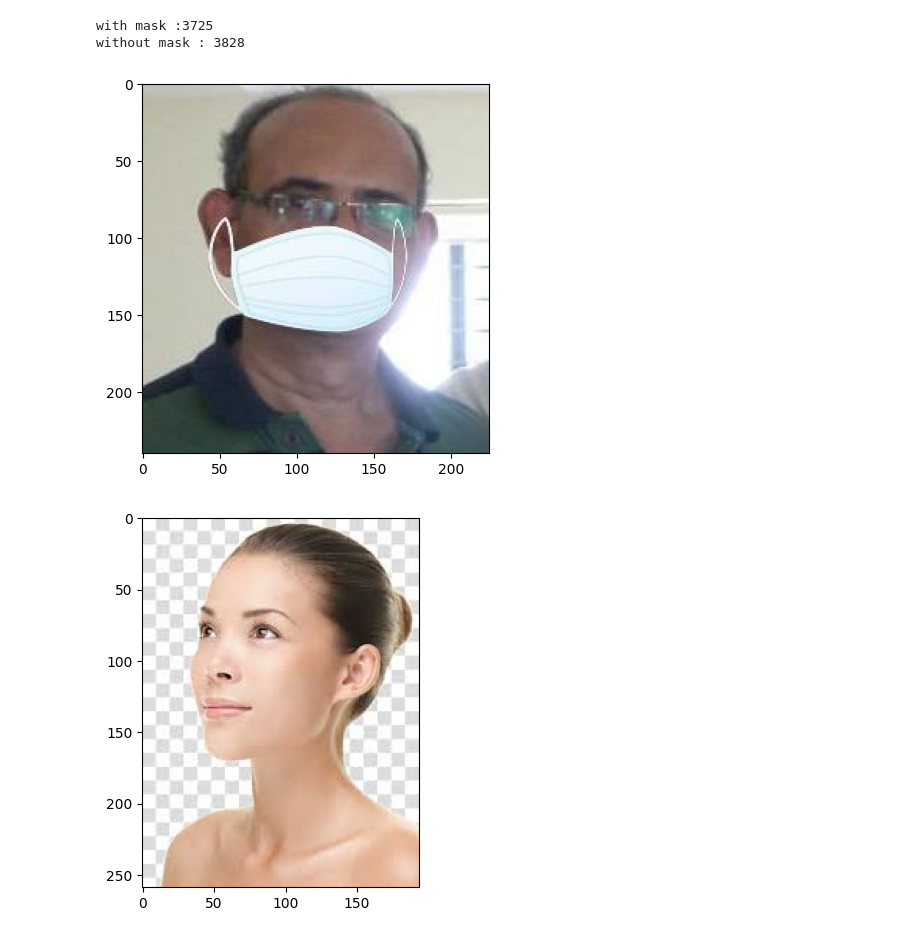
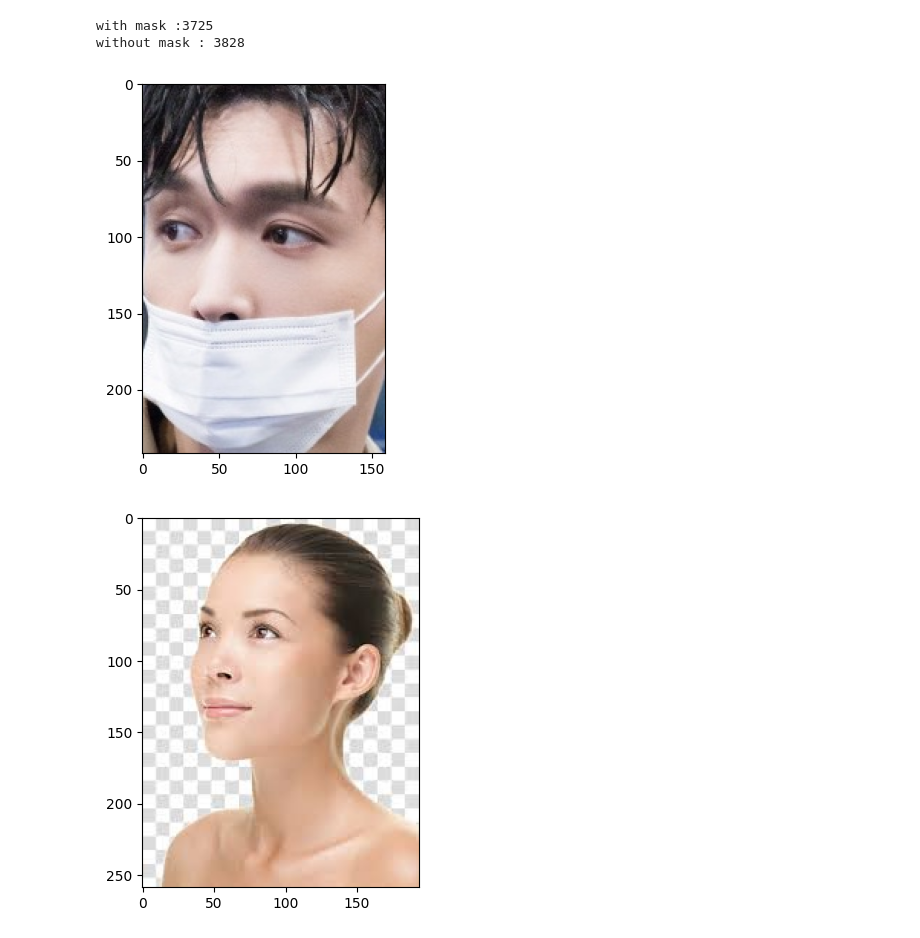
Before and after one commit to rafeysyed/face-mask-detection, a Jupyter notebook: facemaskdetection.ipynb, the cells around one changed output. Saved outputs shown, nothing was run; the diff lists cells and outputs as text; code cells hidden in the pictures.

Commit message:
Kaggle Notebook | FaceMaskDetection | Built CNN Model

```diff
--- a/facemaskdetection.ipynb
+++ b/facemaskdetection.ipynb
@@ -41,11 +41,11 @@ without mask : 3828
 # creating labels for the dataset
 labels = [1]*len(with_mask_files) + [0]*len(without_mask_files)
 # %%
-img = mpimg.imread('/kaggle/input/face-mask-dataset/data/with_mask/with_mask_1002.jpg')
+img = mpimg.imread('/kaggle/input/face-mask-dataset/data/with_mask/with_mask_1009.jpg')
 imgplot = plt.imshow(img)
 plt.show()
 # %% [output]
-[figure, old version]
+[figure, new version]
 # %%
 img = mpimg.imread('/kaggle/input/face-mask-dataset/data/without_mask/without_mask_2925.jpg')
 imgplot = plt.imshow(img)
```
Also changed, not shown: parts of 8 cells of this notebook.
